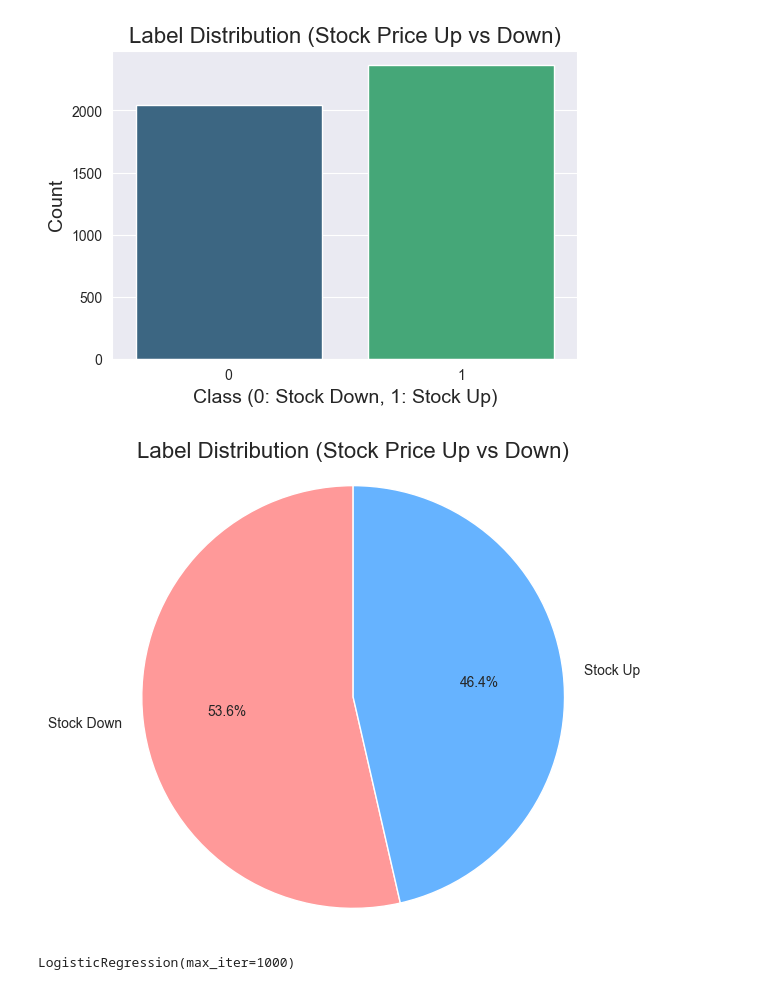
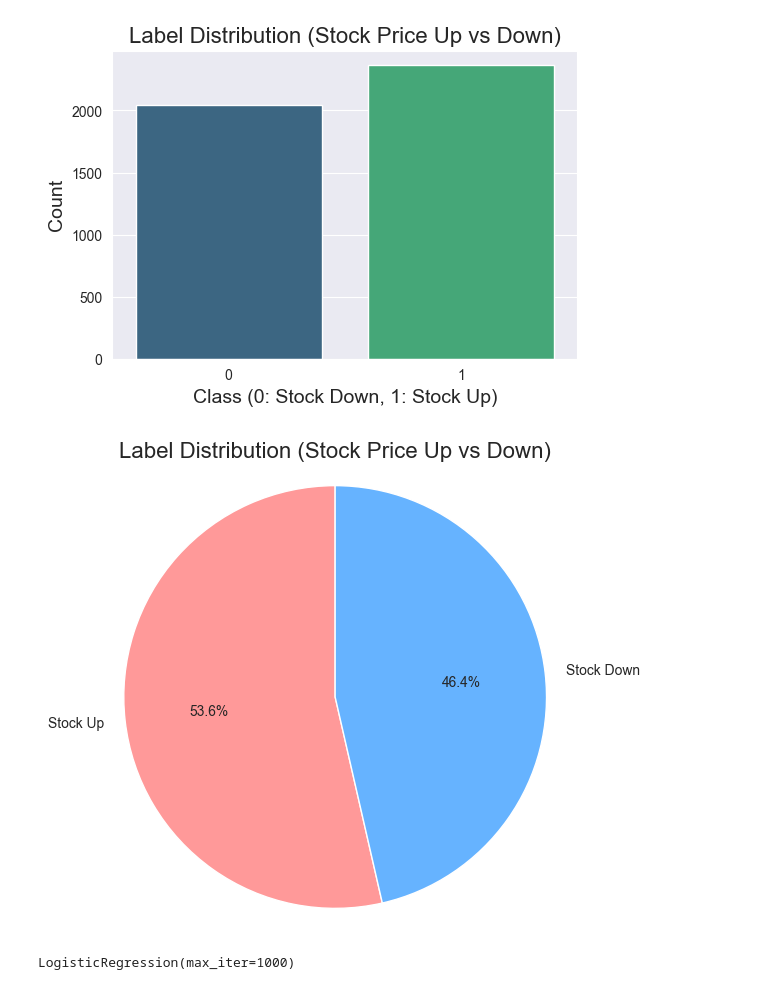
Before and after one commit to GeorgeAntono/Stock-Movement-Prediction, a Jupyter notebook: NVIDIA_stemming.ipynb, the cells around one changed output. Saved outputs shown, nothing was run; the diff lists cells and outputs as text; code cells hidden in the pictures.

```diff
--- a/NVIDIA_stemming.ipynb
+++ b/NVIDIA_stemming.ipynb
@@ -305,13 +305,13 @@ plt.show()
 # %%
 
 #Visualize the label distribution using a pie chart
 plt.figure(figsize=(6,6))
-plt.pie(label_counts, labels=['Stock Down', 'Stock Up'], autopct='%1.1f%%', startangle=90, colors=["#ff9999","#66b3ff"])
+plt.pie(label_counts, labels=['Stock Up', 'Stock Down'], autopct='%1.1f%%', startangle=90, colors=["#ff9999","#66b3ff"])
 plt.title('Label Distribution (Stock Price Up vs Down)', fontsize=16)
 plt.axis('equal')  # Equal aspect ratio ensures that pie is drawn as a circle.
 plt.show()
 # %% [output]
-[figure, old version]
+[figure, new version]
 # %%
 # TF-IDF Representation of Documents using the processed and filtered text
 vectorizer = TfidfVectorizer(stop_words='english', max_features=500)  # Reduced max features
```
Also changed, not shown: parts of 10 cells of this notebook, 3 other files.
